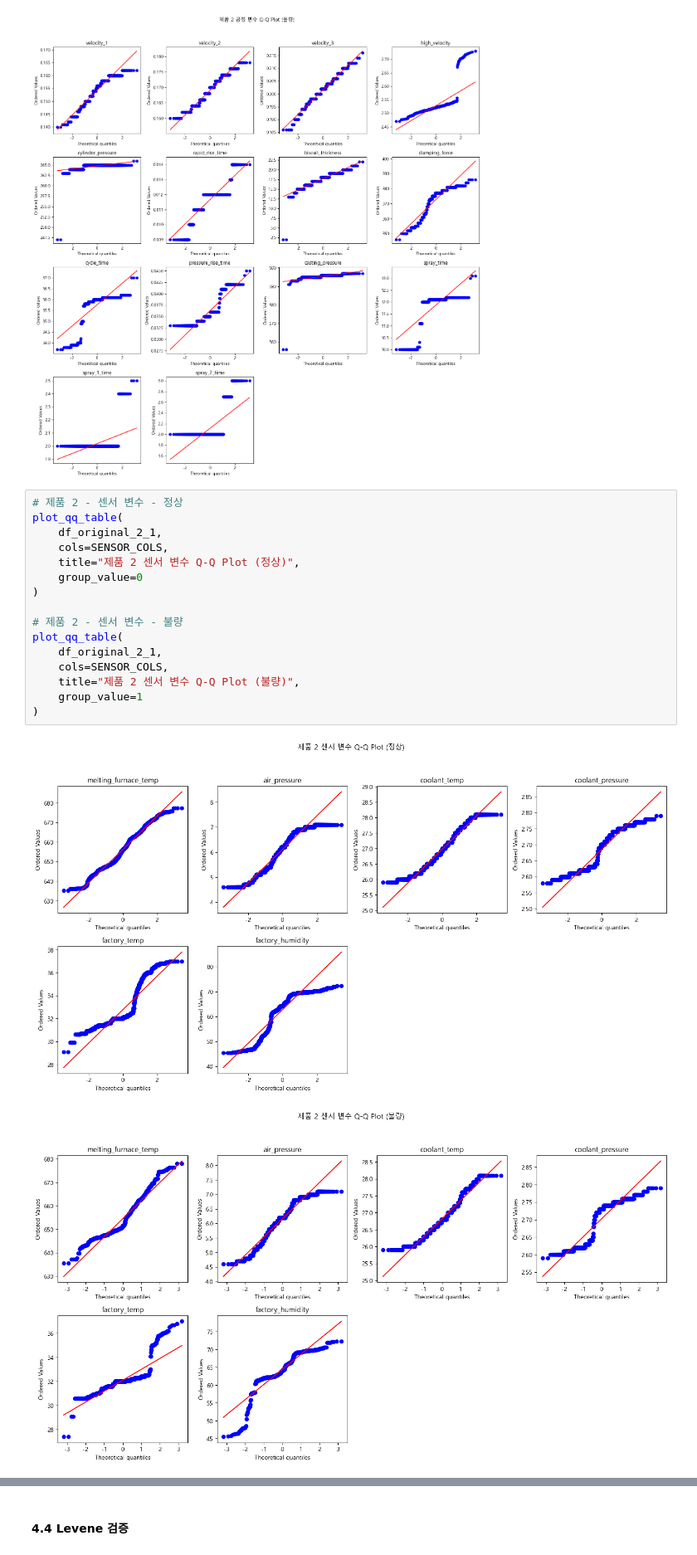
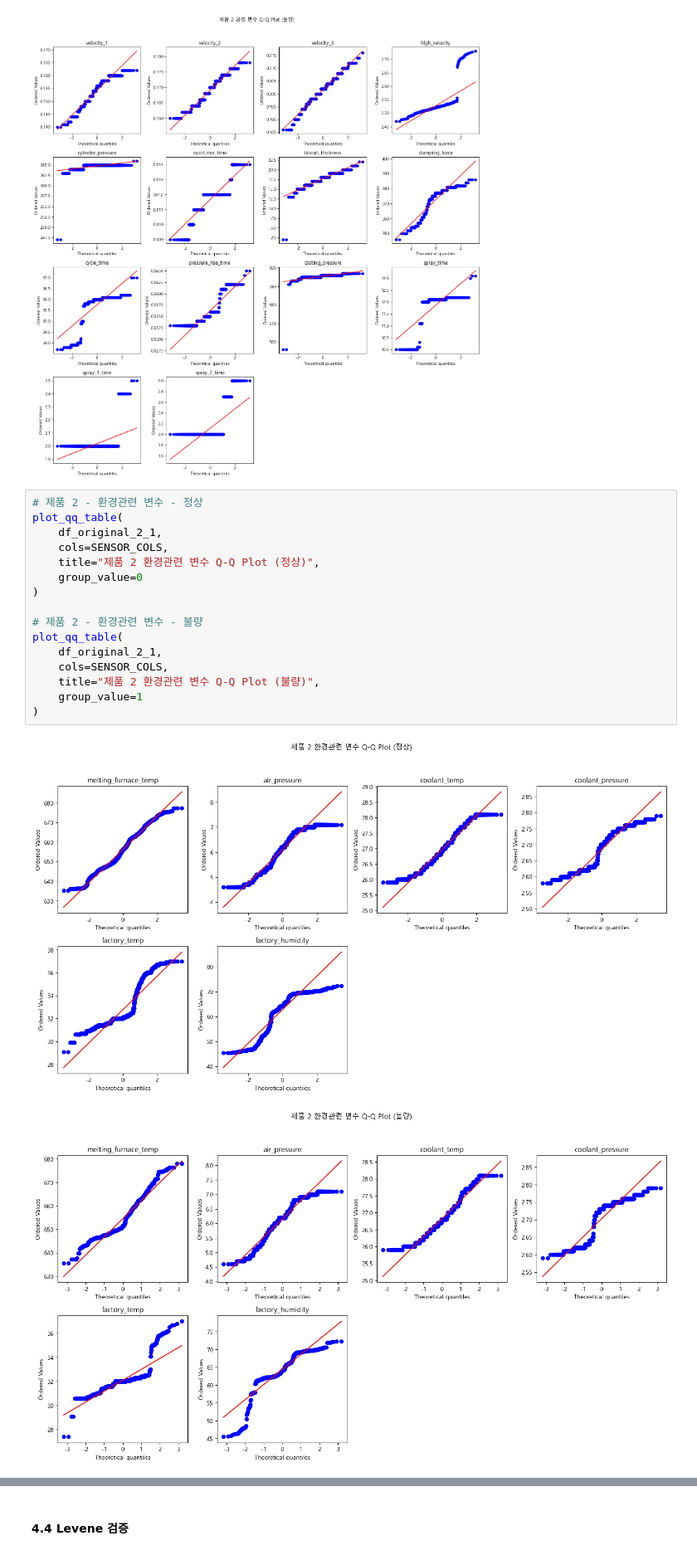
Before and after one commit to hanalo26/sparta-data11-advanced-project, a Jupyter notebook: common-file/PART2_통계_제품2_v5.ipynb, the cells around one changed output, grey strips where cells are left out. Shown at 83% size. Saved outputs shown, nothing was run; the diff lists cells and outputs as text.

```diff
--- a/common-file/PART2_통계_제품2_v5.ipynb
+++ b/common-file/PART2_통계_제품2_v5.ipynb
@@ -676,24 +683,24 @@ plot_qq_table(
 [figure]
 [figure]
 # %%
-# 제품 2 - 센서 변수 - 정상
+# 제품 2 - 환경관련 변수 - 정상
 plot_qq_table(
     df_original_2_1,
     cols=SENSOR_COLS,
-    title="제품 2 센서 변수 Q-Q Plot (정상)",
+    title="제품 2 환경관련 변수 Q-Q Plot (정상)",
     group_value=0
 )
 
-# 제품 2 - 센서 변수 - 불량
+# 제품 2 - 환경관련 변수 - 불량
 plot_qq_table(
     df_original_2_1,
     cols=SENSOR_COLS,
-    title="제품 2 센서 변수 Q-Q Plot (불량)",
+    title="제품 2 환경관련 변수 Q-Q Plot (불량)",
     group_value=1
 )
 # %% [output]
-[figure, old version]
+[figure, new version]
-[figure, old version]
+[figure, new version]
 # %% [markdown]
 #### 4.3 정규성 검정 분석 결과
 **1. Shapiro-Wilk**
```
Also changed, not shown: parts of 17 cells of this notebook, 1 other file.
